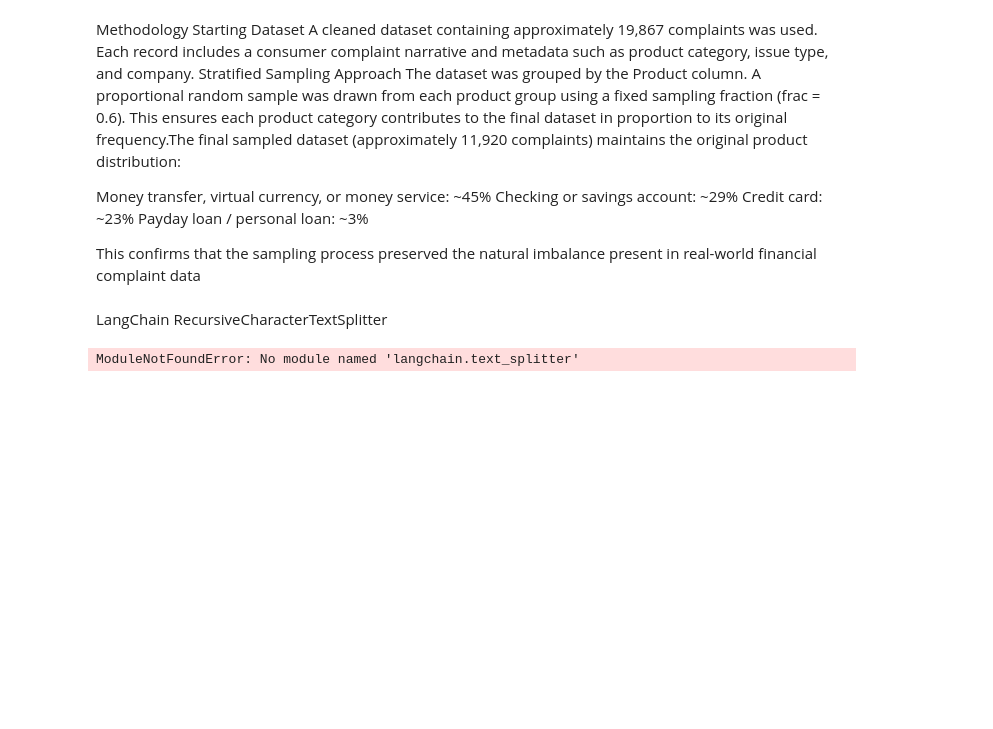
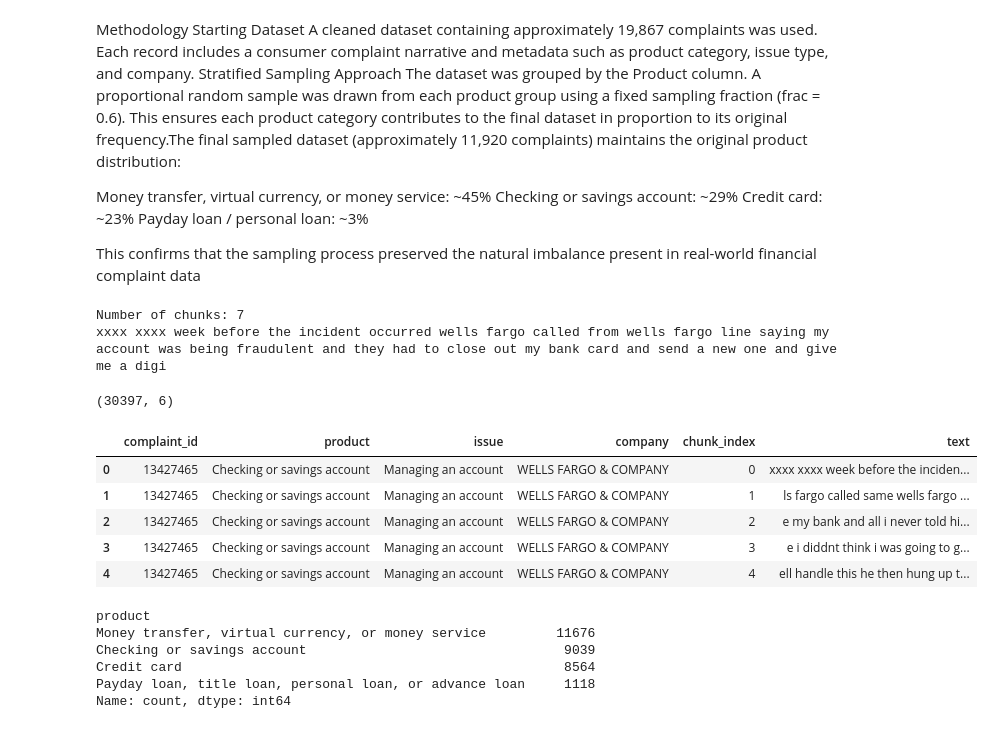
Before and after one commit to Richo-Worku/rag-complaint-chatbot-bank, a Jupyter notebook: notebooks/01_eda.ipynb, the cells around one changed output. Cells and saved outputs as stored; diff of their text form; code cells hidden in the pictures; blank space fills up the shorter version.

Commit message:
Complete Task 2: sampling, chunking, embeddings and FAISS vector store

```diff
--- a/notebooks/01_eda.ipynb
+++ b/notebooks/01_eda.ipynb
@@ -370,14 +370,75 @@ Credit card: ~23%
 Payday loan / personal loan: ~3%
 
 This confirms that the sampling process preserved the natural imbalance present in real-world financial complaint data
-# %% [markdown]
-LangChain RecursiveCharacterTextSplitter
 # %%
-from langchain.text_splitter import RecursiveCharacterTextSplitter
+def chunk_text(text, chunk_size=500, overlap=50):
+    chunks = []
+    start = 0
 
-text_splitter = RecursiveCharacterTextSplitter(
-    chunk_size=500,
-    chunk_overlap=50
-)
+    while start < len(text):
+        end = start + chunk_size
+        chunks.append(text[start:end])
+
+        if end >= len(text):
+            break
+
+        start += chunk_size - overlap
+
+    return chunks
-# %% [output]
-ModuleNotFoundError: No module named 'langchain.text_splitter'
+# %%
+sample_text = sample_df.iloc[0]["clean_text"]
+
+chunks = chunk_text(sample_text)
+
+print("Number of chunks:", len(chunks))
+print(chunks[0][:200])
+# %% [output]
+Number of chunks: 7
+xxxx xxxx week before the incident occurred wells fargo called from wells fargo line saying my account was being fraudulent and they had to close out my bank card and send a new one and give me a digi
+# %%
+import pandas as pd
+
+chunks = []
+
+for _, row in sample_df.iterrows():
+
+    text_chunks = chunk_text(
+        row["clean_text"],
+        chunk_size=500,
+        overlap=50
+    )
+
+    for i, chunk in enumerate(text_chunks):
+
+        chunks.append({
+            "complaint_id": row["Complaint ID"],
+            "product": row["Product"],
+            "issue": row["Issue"],
+            "company": row["Company"],
+            "chunk_index": i,
+            "text": chunk
+        })
+
+chunks_df = pd.DataFrame(chunks)
+
+print(chunks_df.shape)
+# %% [output]
+(30397, 6)
+# %%
+chunks_df.head()
+# %% [output]
+|  | complaint_id | product | issue | company | chunk_index | text |
+| 0 | 13427465 | Checking or savings account | Managing an account | WELLS FARGO & COMPANY | 0 | xxxx xxxx week before the inciden... |
+| 1 | 13427465 | Checking or savings account | Managing an account | WELLS FARGO & COMPANY | 1 | ls fargo called same wells fargo ... |
+| 2 | 13427465 | Checking or savings account | Managing an account | WELLS FARGO & COMPANY | 2 | e my bank and all i never told hi... |
+| 3 | 13427465 | Checking or savings account | Managing an account | WELLS FARGO & COMPANY | 3 | e i diddnt think i was going to g... |
+| 4 | 13427465 | Checking or savings account | Managing an account | WELLS FARGO & COMPANY | 4 | ell handle this he then hung up t... |
+# %%
+chunks_df["product"].value_counts()
+# %% [output]
+product
+Money transfer, virtual currency, or money service         11676
+Checking or savings account                                 9039
+Credit card                                                 8564
+Payday loan, title loan, personal loan, or advance loan     1118
+Name: count, dtype: int64
```
Also changed, not shown: parts of 22 cells of this notebook.
